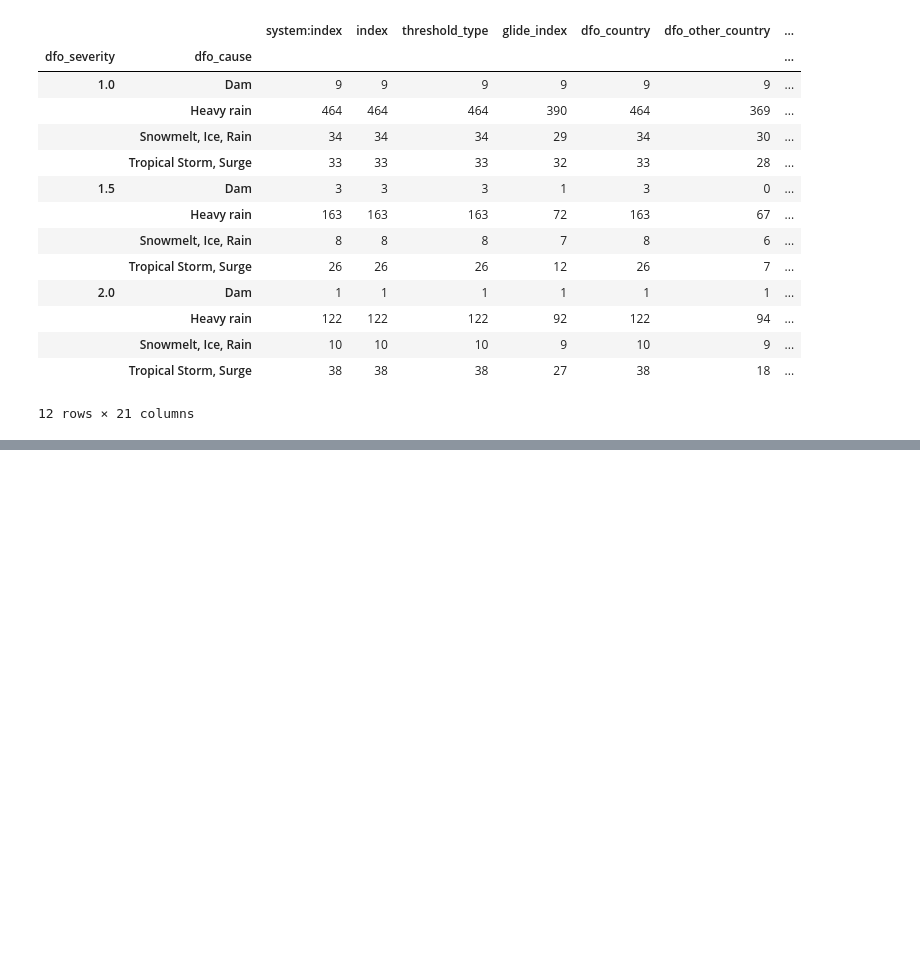
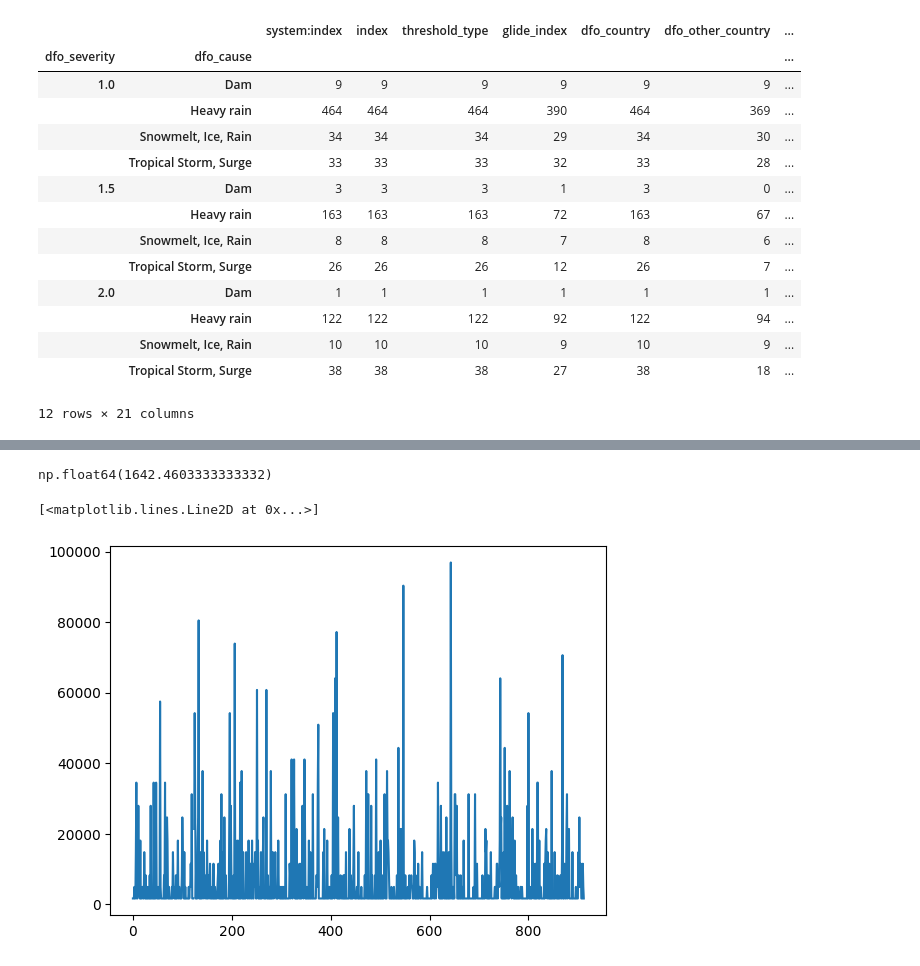
Before and after one commit to kittanaiwisetkhro/BSC_DPDM2025, a Jupyter notebook: Ch3_Data_Preprocessing.ipynb, the cells around one changed output, grey strips where cells are left out. Cells and saved outputs as stored; diff of their text form; code cells hidden in the pictures; blank space fills up the shorter version.

```diff
--- a/Ch3_Data_Preprocessing.ipynb
+++ b/Ch3_Data_Preprocessing.ipynb
@@ -242,0 +308,18 @@ df_sever2 = df_sever2.fillna({'dfo_cause': 'Tropical Storm, Surge'})
+# %%
+def put_value_into_bins(value, bin_edge):
+  for i in range(len(bin_edge)-1):
+      if value >= bin_edge[i] and value < bin_edge[i+1]:
+        new_val = bin_edge[i] + (bin_edge[i+1] - bin_edge[i])/2
+        return new_val
+  return None
+# %%
+put_value_into_bins(3000,outputhist[1])
+# %% [output]
+np.float64(1642.4603333333332)
+# %%
+df['gfd_area_bin'] = df['gfd_area'].apply(lambda x: put_value_into_bins(x,outputhist[1]))
+# %%
+plt.plot(df['gfd_area_bin'])
+# %% [output]
+[<matplotlib.lines.Line2D at 0x...>]
+[figure, added]
```
Also changed, not shown: parts of 25 cells of this notebook.
